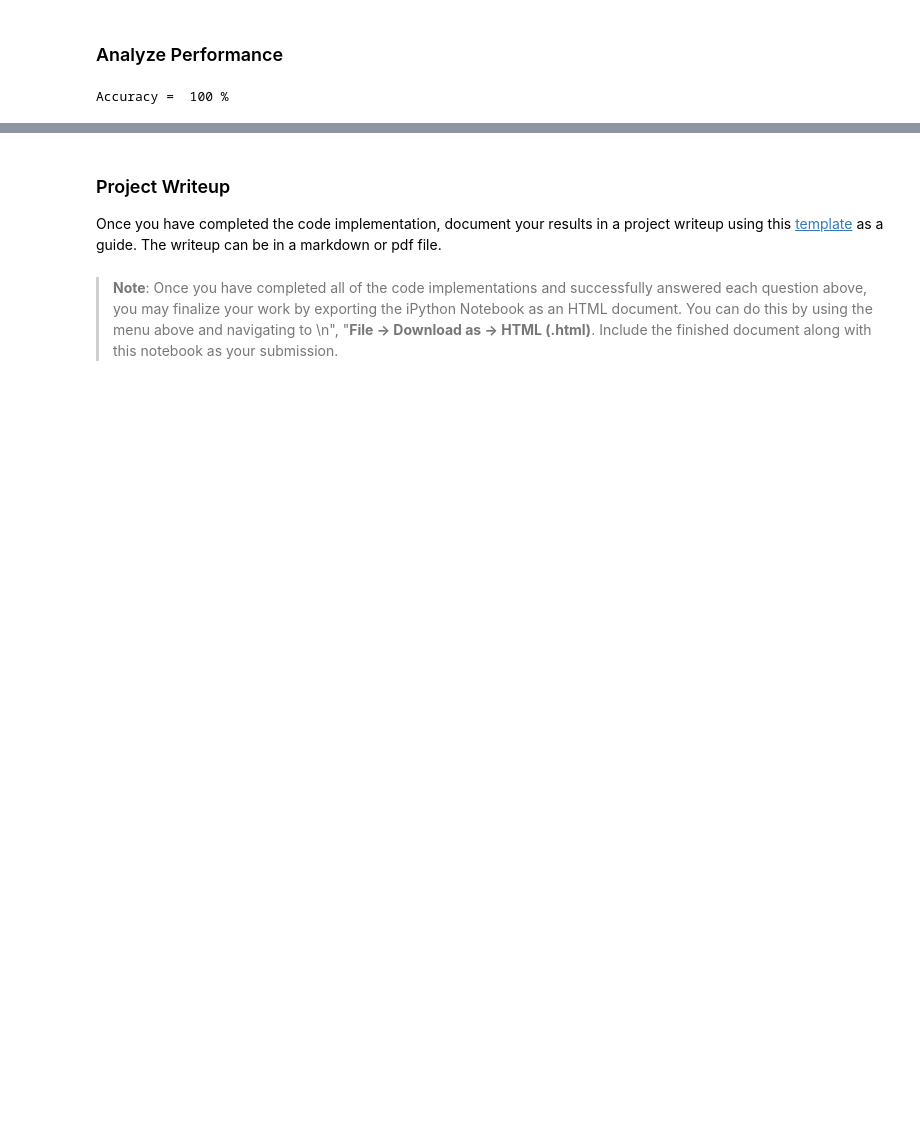
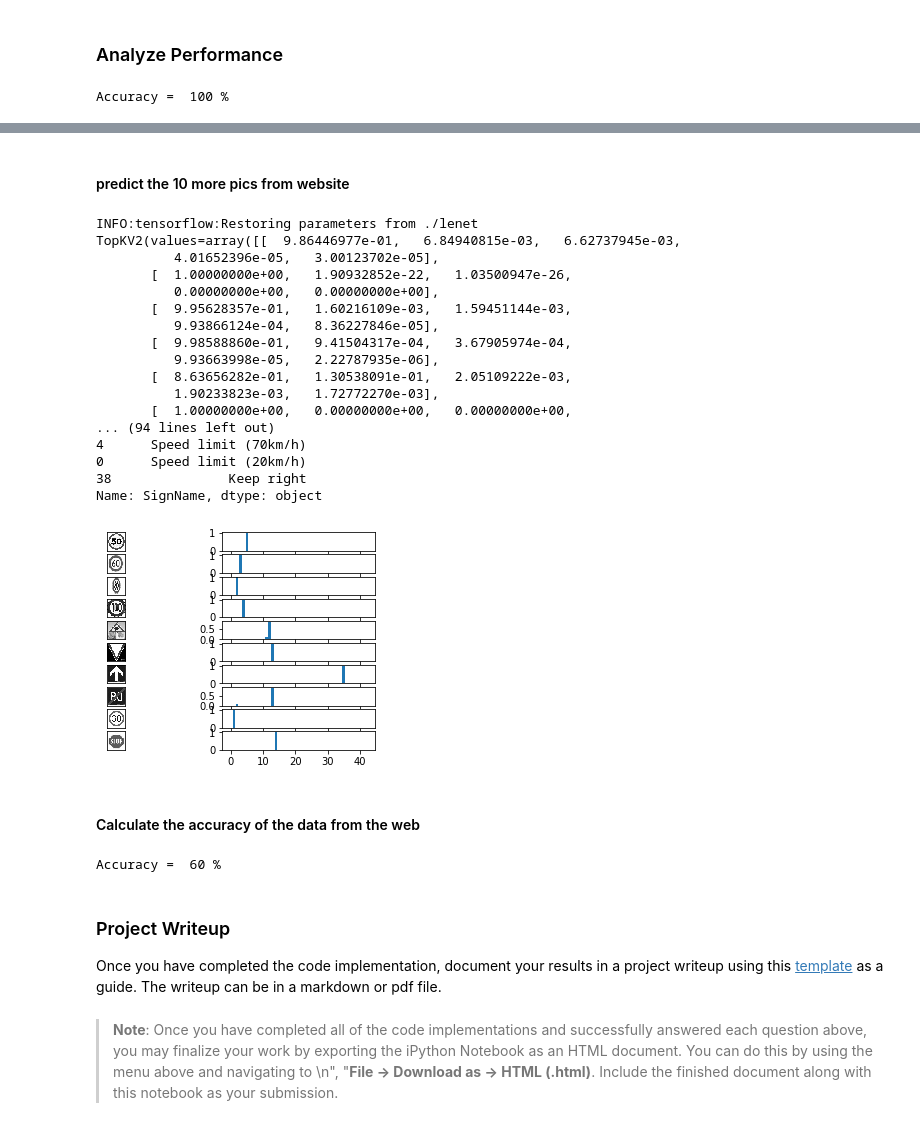
Before and after one commit to Michael0725/Udacity_Trafficsign_classifier, a Jupyter notebook: Traffic_Sign_Classifier.ipynb, the cells around one changed output, grey strips where cells are left out. Drawn from its saved outputs; the diff is of its cells as text; code cells hidden in the pictures; blank space fills up the shorter version.

```diff
--- a/Traffic_Sign_Classifier.ipynb
+++ b/Traffic_Sign_Classifier.ipynb
@@ -555,3 +564,55 @@ Accuracy =  100 %
+# %% [markdown]
+#### predict the 10 more pics from website
+# %%
+with tf.Session() as sess:
+    saver.restore(sess, './lenet')
+    predict = sess.run(prediction,feed_dict={x:gray_pic_array})
+    top5_10 = sess.run(tf.nn.top_k(tf.constant(predict), k=5))
+print (top5_10)
+plt.figure
+for i in range(len(gray_pic_array)):
+    print ('The top 5 possible class predicted by the neuralnetwork of the',i+1,'th picture is\n')
+    print (class_name[top5_10[1][i]])
+    plt.subplot(10,2,2*i+1)
+    plt.imshow(test_picture_list[i])
+    plt.xticks(())
+    plt.yticks(())
+    plt.subplot(10,2,2*i+2)
+    plt.bar(csv_file['ClassId'],predict[i])
+# %% [output]
+INFO:tensorflow:Restoring parameters from ./lenet
+TopKV2(values=array([[  9.86446977e-01,   6.84940815e-03,   6.62737945e-03,
+          4.01652396e-05,   3.00123702e-05],
+       [  1.00000000e+00,   1.90932852e-22,   1.03500947e-26,
+          0.00000000e+00,   0.00000000e+00],
+       [  9.95628357e-01,   1.60216109e-03,   1.59451144e-03,
+          9.93866124e-04,   8.36227846e-05],
+       [  9.98588860e-01,   9.41504317e-04,   3.67905974e-04,
+          9.93663998e-05,   2.22787935e-06],
+       [  8.63656282e-01,   1.30538091e-01,   2.05109222e-03,
+          1.90233823e-03,   1.72772270e-03],
+       [  1.00000000e+00,   0.00000000e+00,   0.00000000e+00,
+... (94 lines left out)
+4      Speed limit (70km/h)
+0      Speed limit (20km/h)
+38               Keep right
+Name: SignName, dtype: object
+[figure, added]
+# %% [markdown]
+#### Calculate the accuracy of the data from the web
+# %%
+### Calculate the accuracy for these 5 new images.
+### For example, if the model predicted 1 out of 5 signs correctly, it's 20% accurate on these new images.
+##Calculate the accuracy of the prediction
+Correct_item_1 = 0
+for i in range(len(top5_10[1])):
+    if pic_label[i] ==top5_10[1][i][0]:
+        Correct_item_1 += 1
+
+Accuracy = Correct_item_1*10
+print ("Accuracy = ",Accuracy,'%')
+# %% [output]
+Accuracy =  60 %
 # %% [markdown]
 ### Project Writeup
 
```
Also changed, not shown: parts of 8 cells of this notebook, 1 other file.
